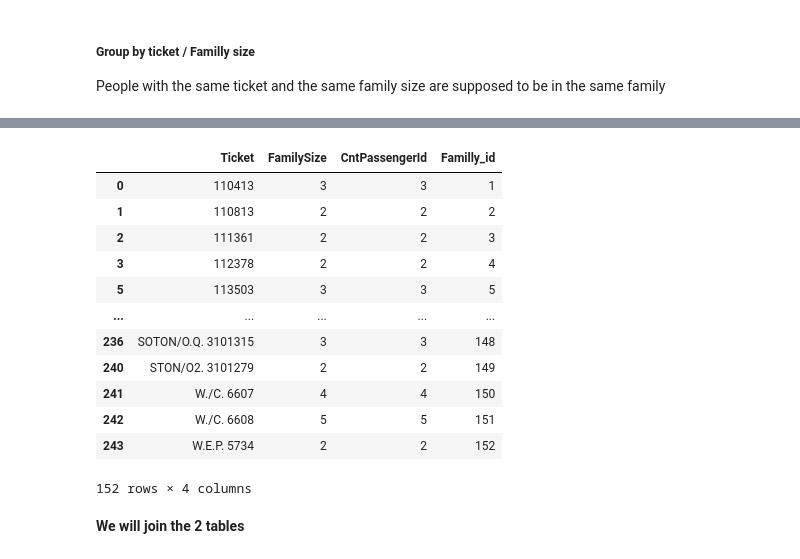
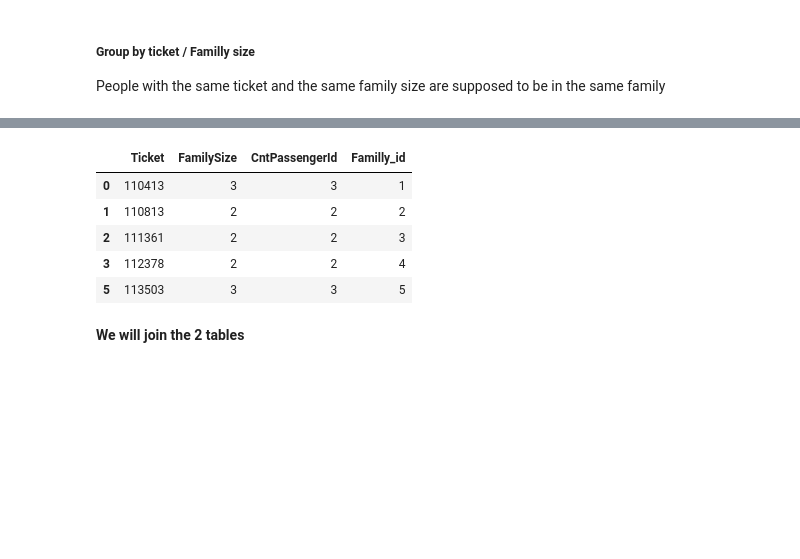
Before and after one commit to lucasbens/ML_projects, a Jupyter notebook: titanic.ipynb, the cells around one changed output, grey strips where cells are left out. Saved outputs shown, nothing was run; the diff lists cells and outputs as text; code cells hidden in the pictures; blank space fills up the shorter version.

```diff
--- a/titanic.ipynb
+++ b/titanic.ipynb
@@ -844,22 +831,15 @@ gb_Tick_FamSize = pd.DataFrame(gb_Tick_FamSize)
 # %%
 # Families where the group by count = Family size
 fam_id_table = gb_Tick_FamSize.loc[gb_Tick_FamSize['FamilySize'] == gb_Tick_FamSize['CntPassengerId']]
 fam_id_table['Familly_id'] = np.arange(1,len(fam_id_table)+1)
-fam_id_table
+fam_id_table.head()
 # %% [output]
 |  | Ticket | FamilySize | CntPassengerId | Familly_id |
 | 0 | 110413 | 3 | 3 | 1 |
 | 1 | 110813 | 2 | 2 | 2 |
 | 2 | 111361 | 2 | 2 | 3 |
 | 3 | 112378 | 2 | 2 | 4 |
 | 5 | 113503 | 3 | 3 | 5 |
-| ... | ... | ... | ... | ... |
-| 236 | SOTON/O.Q. 3101315 | 3 | 3 | 148 |
-| 240 | STON/O2. 3101279 | 2 | 2 | 149 |
-| 241 | W./C. 6607 | 4 | 4 | 150 |
-| 242 | W./C. 6608 | 5 | 5 | 151 |
-| 243 | W.E.P. 5734 | 2 | 2 | 152 |
-152 rows × 4 columns
 # %% [markdown]
 **We will join the 2 tables**
 # %%
```
Also changed, not shown: parts of 29 cells of this notebook.
